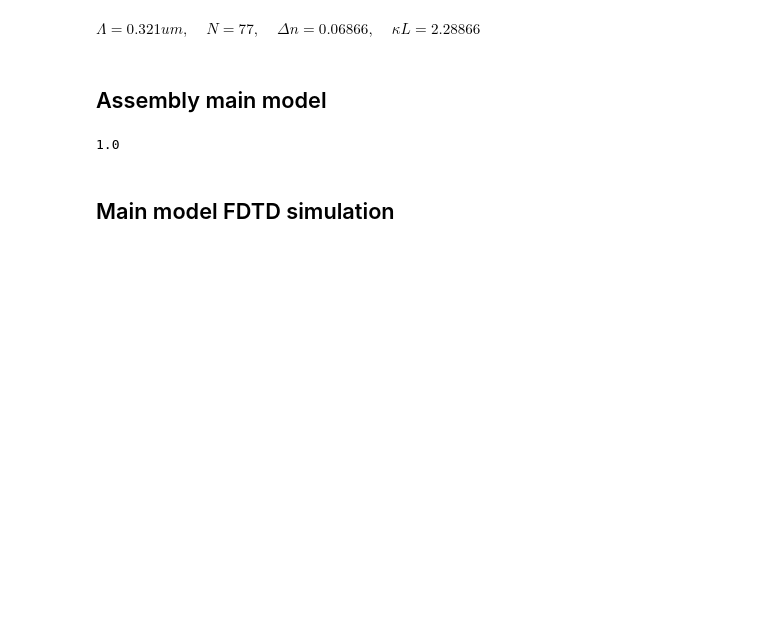
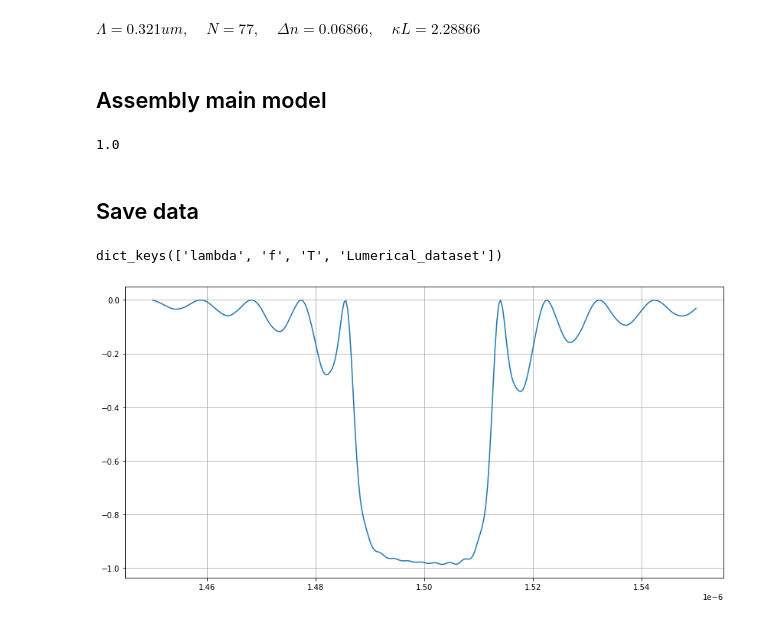
Before and after one commit to CaioRodrigues200/Photonics-training, a Jupyter notebook: Projects/Bragg Grating/SimulationFiles/FDTDAssembly.ipynb, the cells around one changed output. Saved outputs shown, nothing was run; the diff lists cells and outputs as text; code cells hidden in the pictures; blank space fills up the shorter version.

Commit message:
Bragg Fiber Grating - Update 9
Lithography final adjusts

```diff
--- a/Projects/Bragg Grating/SimulationFiles/FDTDAssembly.ipynb
+++ b/Projects/Bragg Grating/SimulationFiles/FDTDAssembly.ipynb
@@ -35,3 +41,5 @@ bragg = lumapi.FDTD(filename='BRAGGProjectFDTD.fsp',hide=False)
+# %%
+bragg = lumapi.FDTD(filename='BRAGGLithography.fsp',hide=False)
 # %% [markdown]
 ## Functions
 # %%
@@ -195,7 +203,29 @@ bragg.setglobalmonitor("maximum wavelength",lmbd+50e-9)
 bragg.setglobalmonitor("frequency points",300)
 # %% [output]
 1.0
-# %% [markdown]
-## Main model FDTD simulation
-# %%
-bragg.run()
+# %% [markdown]
+## Save data
+# %%
+dataname = 'BraggReflection'
+datapath = 'SavedData'
+
+dataset = bragg.getresult("Reflection monitor","T");
+print(dataset.keys())
+
+xdata = dataset['lambda']
+ydata = dataset['T']
+plt.figure(figsize=(14, 7))
+plt.plot(xdata,ydata)
+plt.grid(True)
+
+plotdata = [0,0]
+plotdata[0] = xdata
+plotdata[1] = ydata
+
+completeName = os.path.join("SavedData/", str(dataname) + ' Data')
+MSOutfile = open(completeName,'wb')
+plk.dump(plotdata,MSOutfile)
+MSOutfile.close()
+# %% [output]
+dict_keys(['lambda', 'f', 'T', 'Lumerical_dataset'])
+[figure, added]
```
Also changed, not shown: parts of 9 cells of this notebook, 6 other files.
